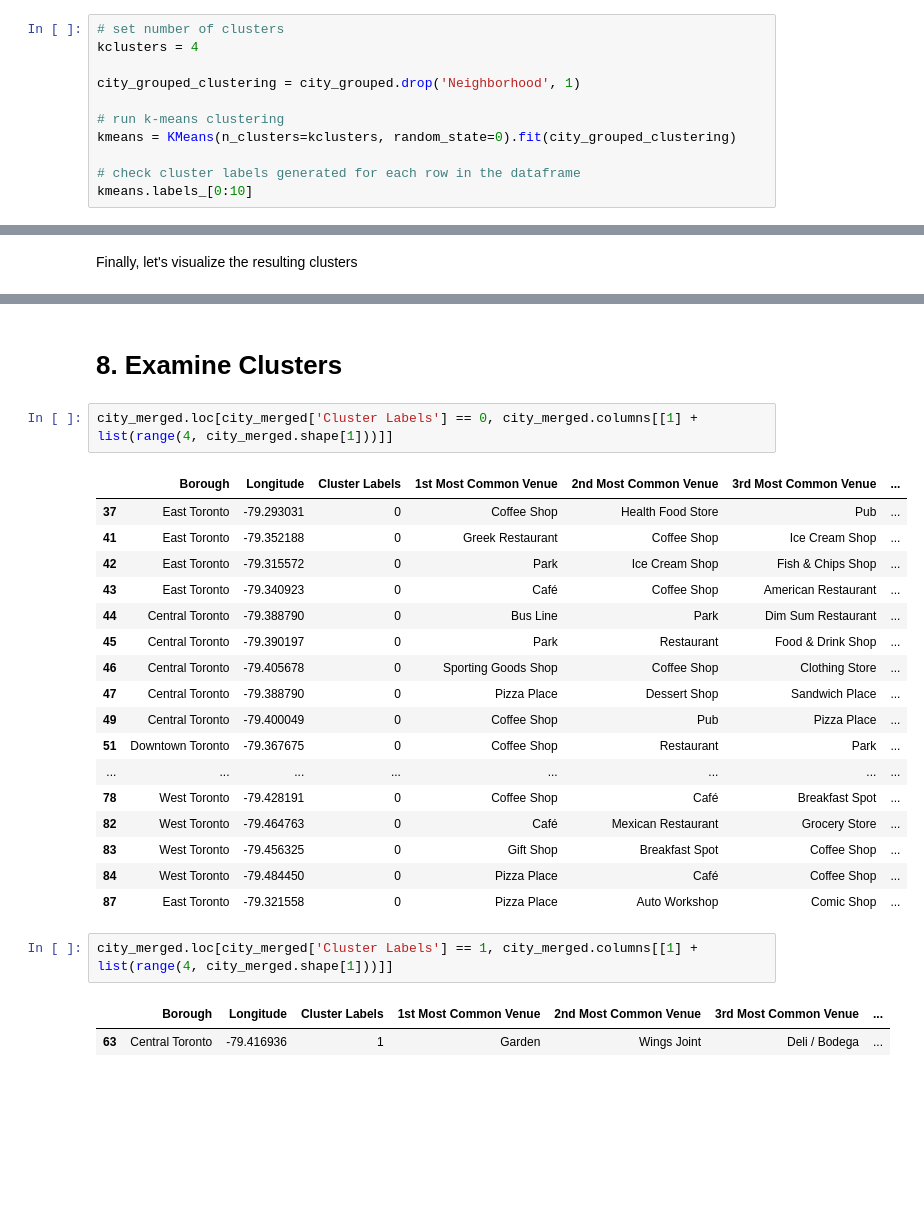
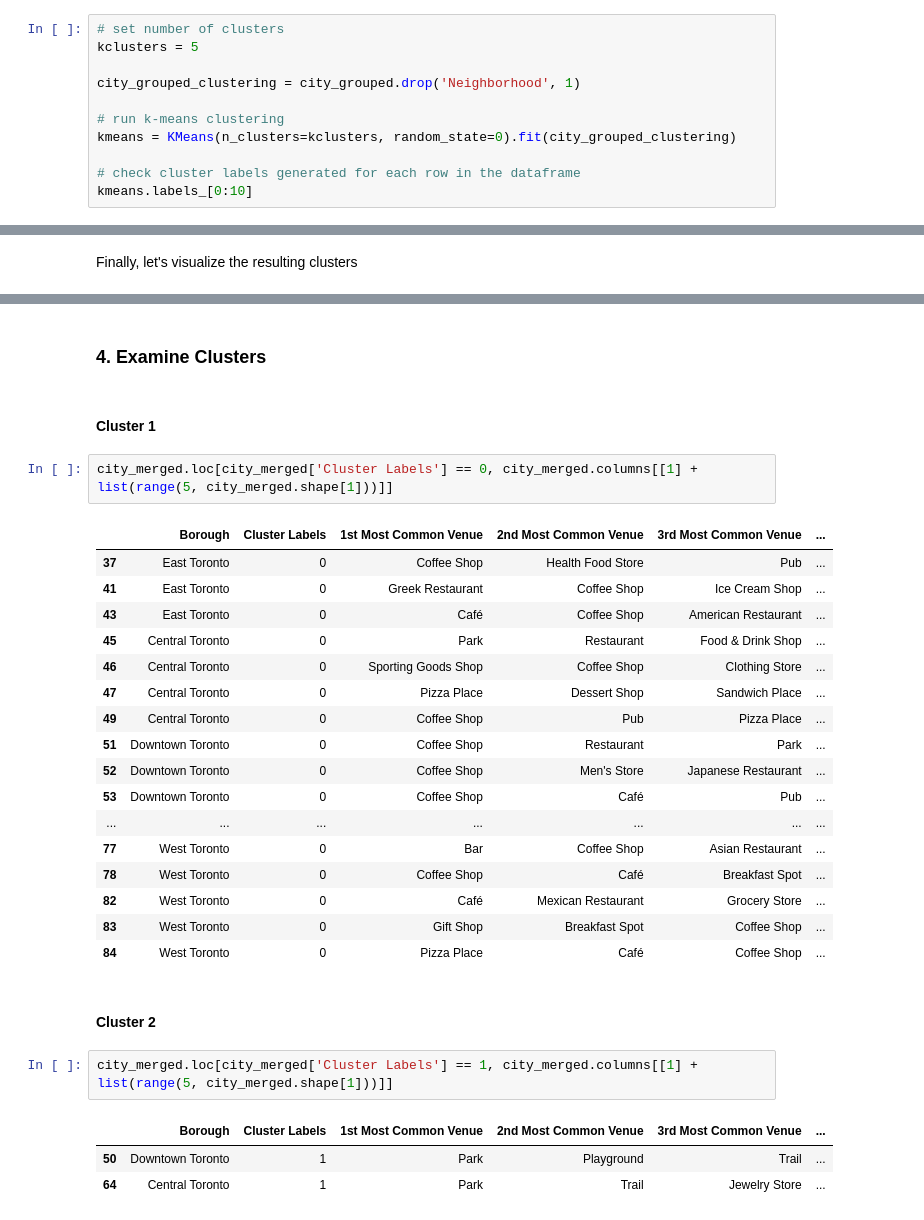
Before and after one commit to EnkeledaM/Coursera_Capstone-1, a Jupyter notebook: TorontoNeighborhoods.ipynb, the cells around one changed output, grey strips where cells are left out. Saved outputs shown, nothing was run; the diff lists cells and outputs as text; blank space fills up the shorter version.

```diff
--- a/TorontoNeighborhoods.ipynb
+++ b/TorontoNeighborhoods.ipynb
@@ -422,6 +424,6 @@ Run k-means to cluster the neighborhood into 4 clusters.
 # %%
 # set number of clusters
-kclusters = 4
+kclusters = 5
 
 city_grouped_clustering = city_grouped.drop('Neighborhood', 1)
 
@@ -480,29 +482,34 @@ map_clusters
 # %% [output]
 [interactive output not drawn]
 # %% [markdown]
-# 8. Examine Clusters
+### 4. Examine Clusters
+# %% [markdown]
+#### Cluster 1
 # %%
-city_merged.loc[city_merged['Cluster Labels'] == 0, city_merged.columns[[1] + list(range(4, city_merged.shape[1]))]]
+city_merged.loc[city_merged['Cluster Labels'] == 0, city_merged.columns[[1] + list(range(5, city_merged.shape[1]))]]
 # %% [output]
-|  | Borough | Longitude | Cluster Labels | 1st Most Common Venue | 2nd Most Common Venue | 3rd Most Common Venue | ... |
-| 37 | East Toronto | -79.293031 | 0 | Coffee Shop | Health Food Store | Pub | ... |
-| 41 | East Toronto | -79.352188 | 0 | Greek Restaurant | Coffee Shop | Ice Cream Shop | ... |
-| 42 | East Toronto | -79.315572 | 0 | Park | Ice Cream Shop | Fish & Chips Shop | ... |
-| 43 | East Toronto | -79.340923 | 0 | Café | Coffee Shop | American Restaurant | ... |
-| 44 | Central Toronto | -79.388790 | 0 | Bus Line | Park | Dim Sum Restaurant | ... |
-| 45 | Central Toronto | -79.390197 | 0 | Park | Restaurant | Food & Drink Shop | ... |
-| 46 | Central Toronto | -79.405678 | 0 | Sporting Goods Shop | Coffee Shop | Clothing Store | ... |
-| 47 | Central Toronto | -79.388790 | 0 | Pizza Place | Dessert Shop | Sandwich Place | ... |
-| 49 | Central Toronto | -79.400049 | 0 | Coffee Shop | Pub | Pizza Place | ... |
-| 51 | Downtown Toronto | -79.367675 | 0 | Coffee Shop | Restaurant | Park | ... |
-| ... | ... | ... | ... | ... | ... | ... | ... |
-| 78 | West Toronto | -79.428191 | 0 | Coffee Shop | Café | Breakfast Spot | ... |
-| 82 | West Toronto | -79.464763 | 0 | Café | Mexican Restaurant | Grocery Store | ... |
-| 83 | West Toronto | -79.456325 | 0 | Gift Shop | Breakfast Spot | Coffee Shop | ... |
-| 84 | West Toronto | -79.484450 | 0 | Pizza Place | Café | Coffee Shop | ... |
-| 87 | East Toronto | -79.321558 | 0 | Pizza Place | Auto Workshop | Comic Shop | ... |
+|  | Borough | Cluster Labels | 1st Most Common Venue | 2nd Most Common Venue | 3rd Most Common Venue | ... |
+| 37 | East Toronto | 0 | Coffee Shop | Health Food Store | Pub | ... |
+| 41 | East Toronto | 0 | Greek Restaurant | Coffee Shop | Ice Cream Shop | ... |
+| 43 | East Toronto | 0 | Café | Coffee Shop | American Restaurant | ... |
+| 45 | Central Toronto | 0 | Park | Restaurant | Food & Drink Shop | ... |
+| 46 | Central Toronto | 0 | Sporting Goods Shop | Coffee Shop | Clothing Store | ... |
+| 47 | Central Toronto | 0 | Pizza Place | Dessert Shop | Sandwich Place | ... |
+| 49 | Central Toronto | 0 | Coffee Shop | Pub | Pizza Place | ... |
+| 51 | Downtown Toronto | 0 | Coffee Shop | Restaurant | Park | ... |
+| 52 | Downtown Toronto | 0 | Coffee Shop | Men's Store | Japanese Restaurant | ... |
+| 53 | Downtown Toronto | 0 | Coffee Shop | Café | Pub | ... |
+| ... | ... | ... | ... | ... | ... | ... |
+| 77 | West Toronto | 0 | Bar | Coffee Shop | Asian Restaurant | ... |
+| 78 | West Toronto | 0 | Coffee Shop | Café | Breakfast Spot | ... |
+| 82 | West Toronto | 0 | Café | Mexican Restaurant | Grocery Store | ... |
+| 83 | West Toronto | 0 | Gift Shop | Breakfast Spot | Coffee Shop | ... |
+| 84 | West Toronto | 0 | Pizza Place | Café | Coffee Shop | ... |
+# %% [markdown]
+#### Cluster 2
 # %%
-city_merged.loc[city_merged['Cluster Labels'] == 1, city_merged.columns[[1] + list(range(4, city_merged.shape[1]))]]
+city_merged.loc[city_merged['Cluster Labels'] == 1, city_merged.columns[[1] + list(range(5, city_merged.shape[1]))]]
 # %% [output]
-|  | Borough | Longitude | Cluster Labels | 1st Most Common Venue | 2nd Most Common Venue | 3rd Most Common Venue | ... |
-| 63 | Central Toronto | -79.416936 | 1 | Garden | Wings Joint | Deli / Bodega | ... |
+|  | Borough | Cluster Labels | 1st Most Common Venue | 2nd Most Common Venue | 3rd Most Common Venue | ... |
+| 50 | Downtown Toronto | 1 | Park | Playground | Trail | ... |
+| 64 | Central Toronto | 1 | Park | Trail | Jewelry Store | ... |
```
Also changed, not shown: parts of 28 cells of this notebook.
